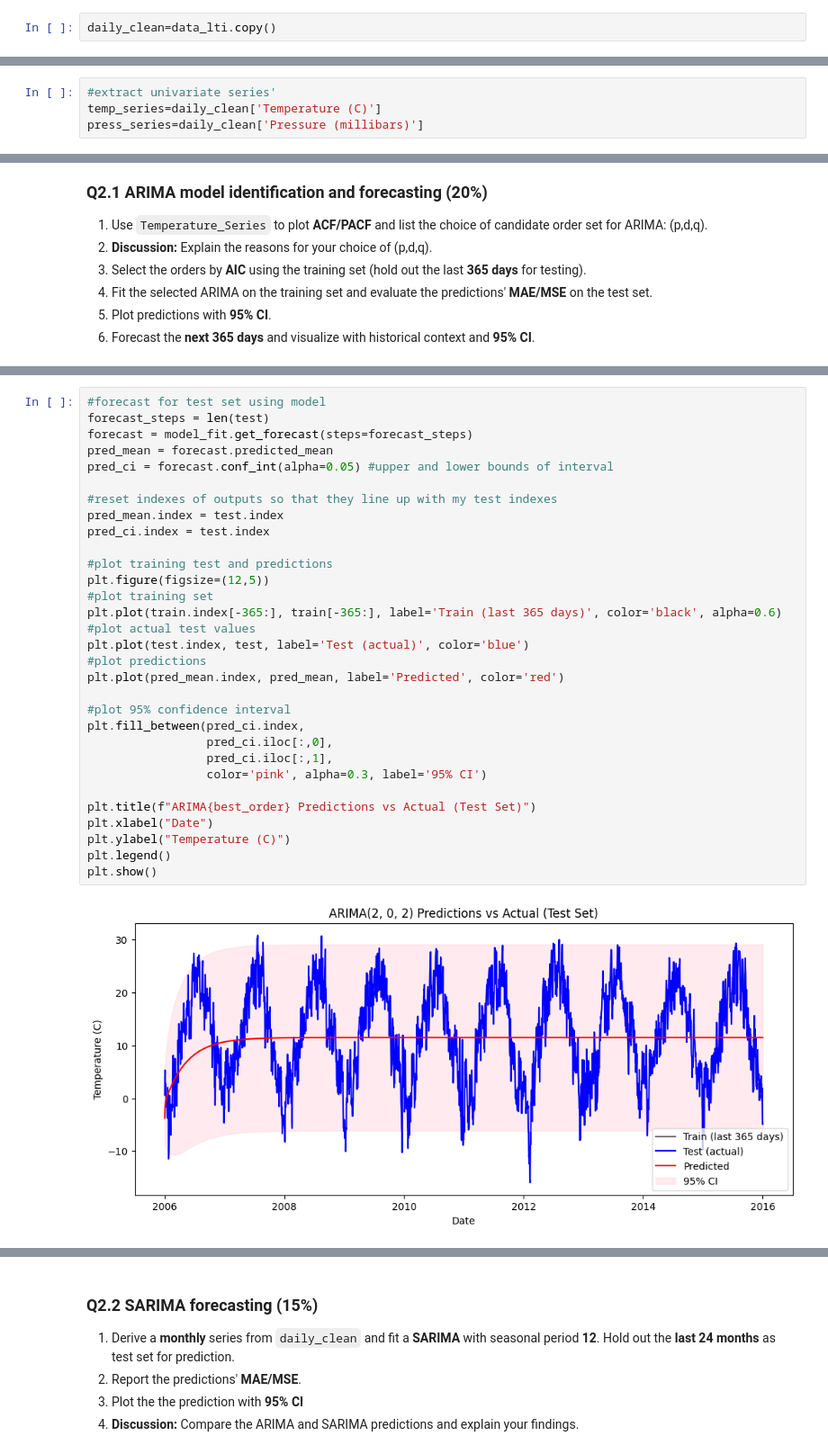
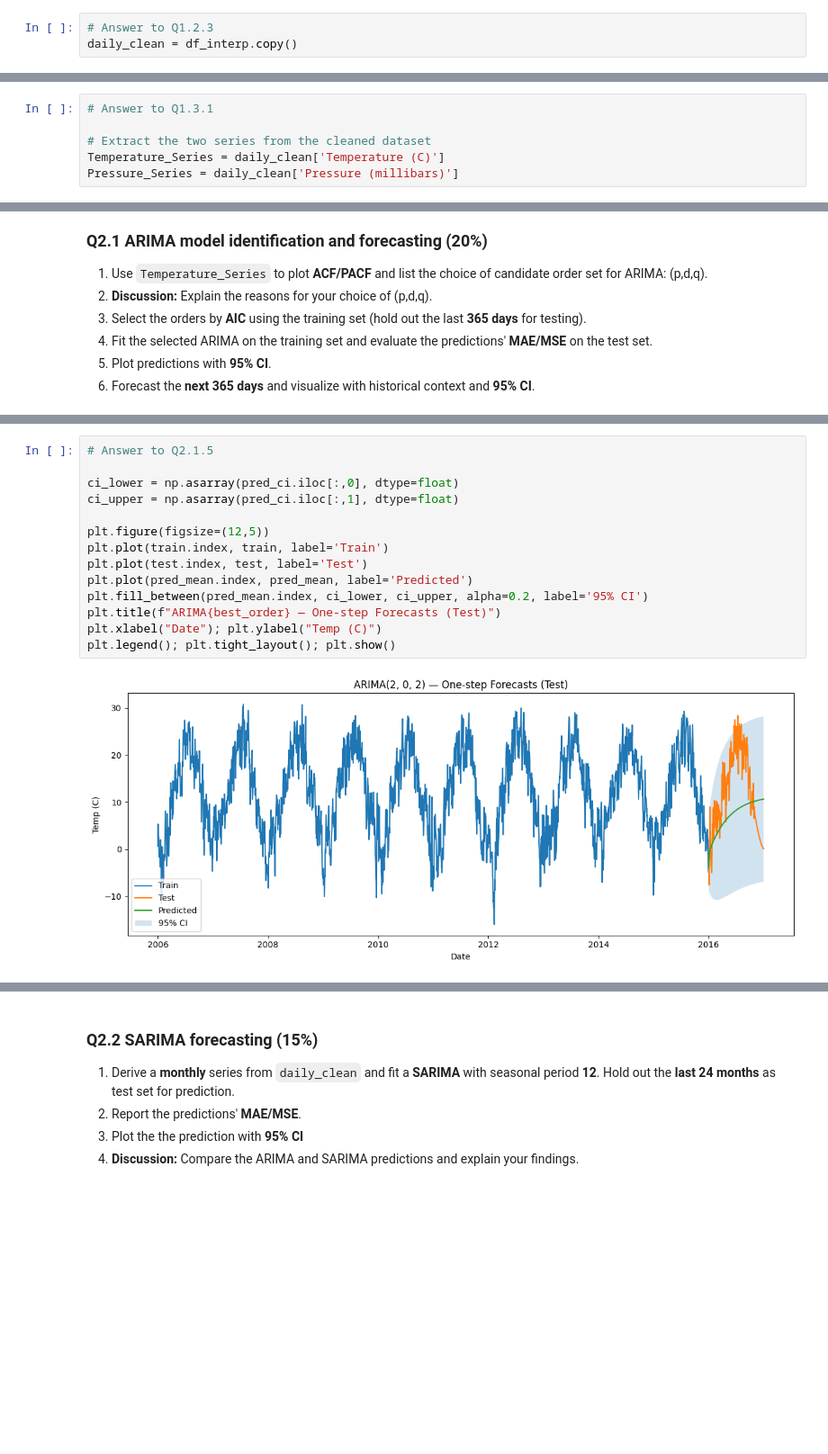
Before and after one commit to AdamDunn1437/4010_A1, a Jupyter notebook: Assignment1.ipynb, the cells around one changed output, grey strips where cells are left out. Shown: that part at 90% size. Saved outputs shown, nothing was run; the diff lists cells and outputs as text; blank space fills up the shorter version.

```diff
--- a/Assignment1.ipynb
+++ b/Assignment1.ipynb
@@ -126,3 +117,4 @@ data_lti[["Temperature (C)", "Pressure (millibars)", "Humidity"]] = \
 # %%
-daily_clean=data_lti.copy()
+# Answer to Q1.2.3
+daily_clean = df_interp.copy()
 # %% [markdown]
@@ -140,7 +138,9 @@ daily_clean=data_lti.copy()
 5. **Discussion:** Explain the reason for your choice of differencing technique for each series.
 6. **Discussion:** Would you difference a series that is already stationary by ADF? When might that still help?
 # %%
-#extract univariate series'
-temp_series=daily_clean['Temperature (C)']
-press_series=daily_clean['Pressure (millibars)']
+# Answer to Q1.3.1
+
+# Extract the two series from the cleaned dataset
+Temperature_Series = daily_clean['Temperature (C)']
+Pressure_Series = daily_clean['Pressure (millibars)']
 # %%
@@ -340,33 +326,16 @@ Test MSE: 78.0844
 # %%
-#forecast for test set using model
-forecast_steps = len(test)
-forecast = model_fit.get_forecast(steps=forecast_steps)
-pred_mean = forecast.predicted_mean
-pred_ci = forecast.conf_int(alpha=0.05) #upper and lower bounds of interval
+# Answer to Q2.1.5
 
-#reset indexes of outputs so that they line up with my test indexes
-pred_mean.index = test.index
-pred_ci.index = test.index
+ci_lower = np.asarray(pred_ci.iloc[:,0], dtype=float)
+ci_upper = np.asarray(pred_ci.iloc[:,1], dtype=float)
 
-#plot training test and predictions
 plt.figure(figsize=(12,5))
-#plot training set
-plt.plot(train.index[-365:], train[-365:], label='Train (last 365 days)', color='black', alpha=0.6)
-#plot actual test values
-plt.plot(test.index, test, label='Test (actual)', color='blue')
-#plot predictions
-plt.plot(pred_mean.index, pred_mean, label='Predicted', color='red')
-
-#plot 95% confidence interval
-plt.fill_between(pred_ci.index,
-                 pred_ci.iloc[:,0],
-                 pred_ci.iloc[:,1],
-                 color='pink', alpha=0.3, label='95% CI')
-
-plt.title(f"ARIMA{best_order} Predictions vs Actual (Test Set)")
-plt.xlabel("Date")
-plt.ylabel("Temperature (C)")
-plt.legend()
-plt.show()
+plt.plot(train.index, train, label='Train')
+plt.plot(test.index, test, label='Test')
+plt.plot(pred_mean.index, pred_mean, label='Predicted')
+plt.fill_between(pred_mean.index, ci_lower, ci_upper, alpha=0.2, label='95% CI')
+plt.title(f"ARIMA{best_order} — One-step Forecasts (Test)")
+plt.xlabel("Date"); plt.ylabel("Temp (C)")
+plt.legend(); plt.tight_layout(); plt.show()
 # %% [output]
-[figure, old version]
+[figure, new version]
```
Also changed, not shown: parts of 39 cells of this notebook.
